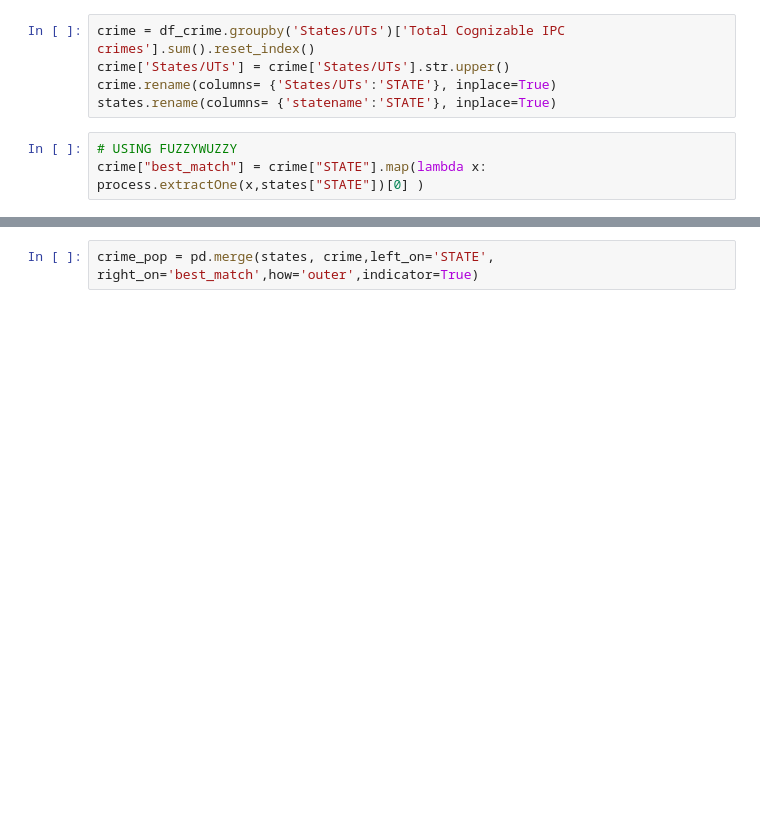
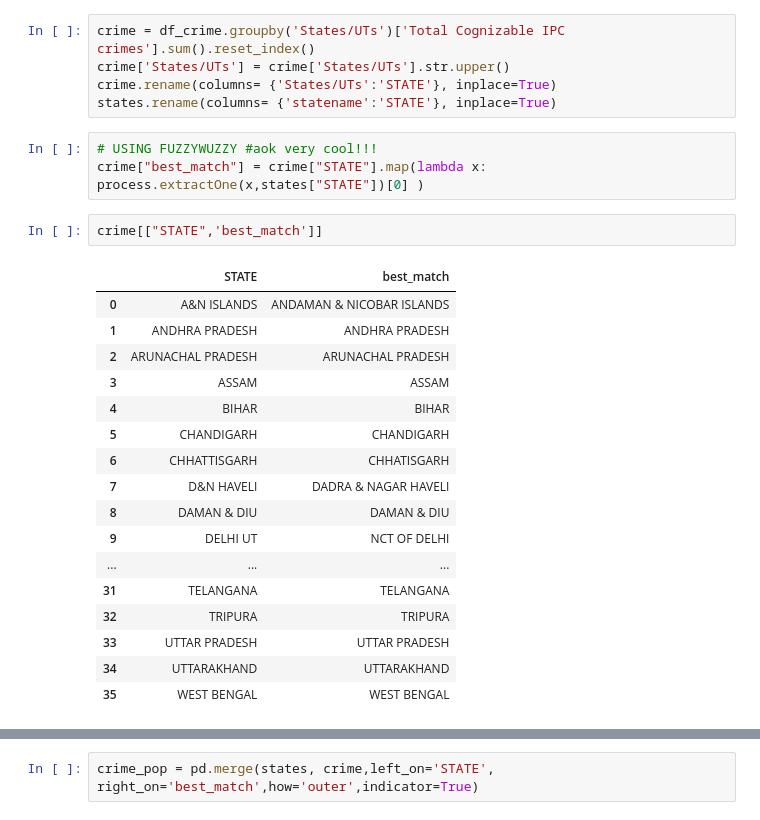
Before and after one commit to Dhairya890/GIS-SEM1, a Jupyter notebook: ps2.ipynb, the cells around one changed output, grey strips where cells are left out. Drawn from its saved outputs; the diff is of its cells as text; blank space fills up the shorter version.

Commit message:
very good

```diff
--- a/ps2.ipynb
+++ b/ps2.ipynb
@@ -122,5 +160,25 @@ crime['States/UTs'] = crime['States/UTs'].str.upper()
 crime.rename(columns= {'States/UTs':'STATE'}, inplace=True)
 states.rename(columns= {'statename':'STATE'}, inplace=True)
 # %%
-# USING FUZZYWUZZY
+# USING FUZZYWUZZY #aok very cool!!!
 crime["best_match"] = crime["STATE"].map(lambda x: process.extractOne(x,states["STATE"])[0] )
+# %%
+crime[["STATE",'best_match']]
+# %% [output]
+|  | STATE | best_match |
+| 0 | A&N ISLANDS | ANDAMAN & NICOBAR ISLANDS |
+| 1 | ANDHRA PRADESH | ANDHRA PRADESH |
+| 2 | ARUNACHAL PRADESH | ARUNACHAL PRADESH |
+| 3 | ASSAM | ASSAM |
+| 4 | BIHAR | BIHAR |
+| 5 | CHANDIGARH | CHANDIGARH |
+| 6 | CHHATTISGARH | CHHATISGARH |
+| 7 | D&N HAVELI | DADRA & NAGAR HAVELI |
+| 8 | DAMAN & DIU | DAMAN & DIU |
+| 9 | DELHI UT | NCT OF DELHI |
+| ... | ... | ... |
+| 31 | TELANGANA | TELANGANA |
+| 32 | TRIPURA | TRIPURA |
+| 33 | UTTAR PRADESH | UTTAR PRADESH |
+| 34 | UTTARAKHAND | UTTARAKHAND |
+| 35 | WEST BENGAL | WEST BENGAL |
```
Also changed, not shown: parts of 7 cells of this notebook.
